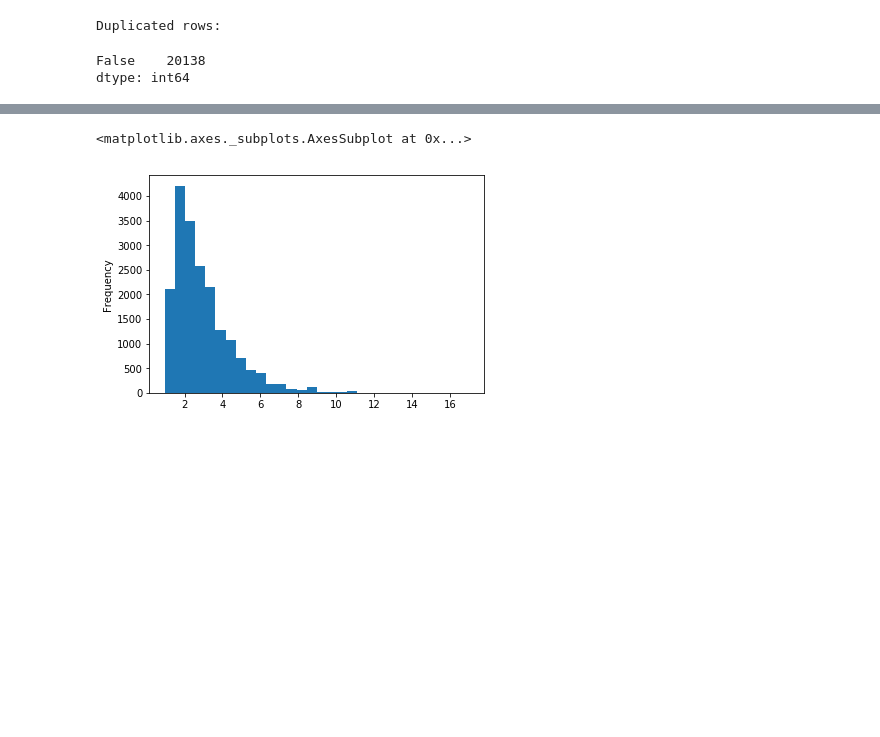
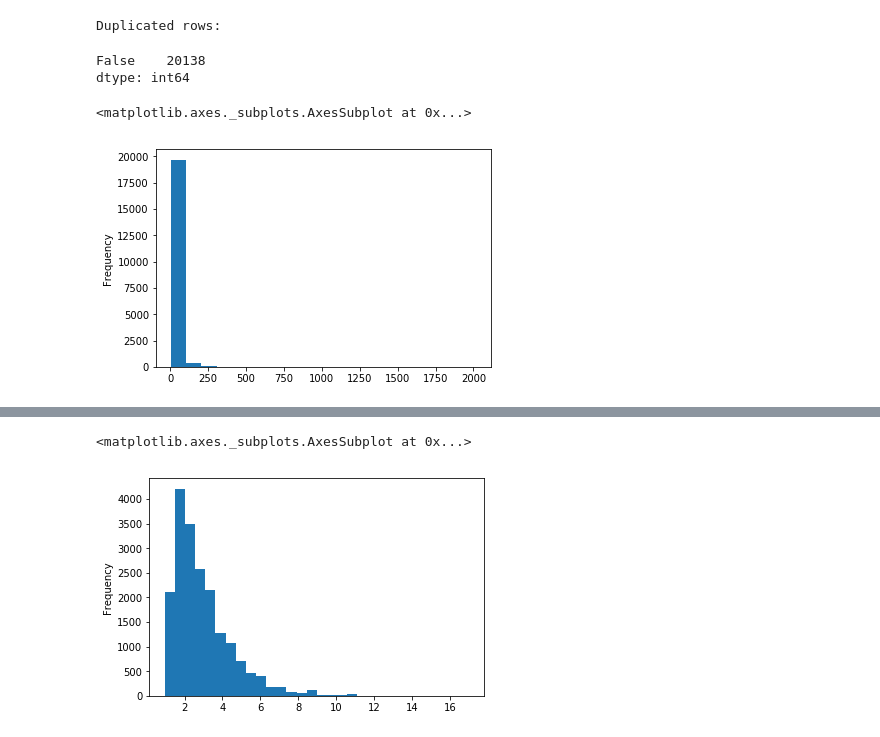
Before and after one commit to jbertscher/wining-and-mining, a Jupyter notebook: notebooks/2.0-jb-value-for-money.ipynb, the cells around one changed output, grey strips where cells are left out. Saved outputs shown, nothing was run; the diff lists cells and outputs as text; code cells hidden in the pictures; blank space fills up the shorter version.

```diff
--- a/notebooks/2.0-jb-value-for-money.ipynb
+++ b/notebooks/2.0-jb-value-for-money.ipynb
@@ -86,3 +89,8 @@ wine.duplicated('title').value_counts()
 Duplicated rows:
 False    20138
 dtype: int64
+# %%
+wine['price'].plot.hist(bins=20)
+# %% [output]
+<matplotlib.axes._subplots.AxesSubplot at 0x...>
+[figure, added]
```
Also changed, not shown: parts of 17 cells of this notebook.
